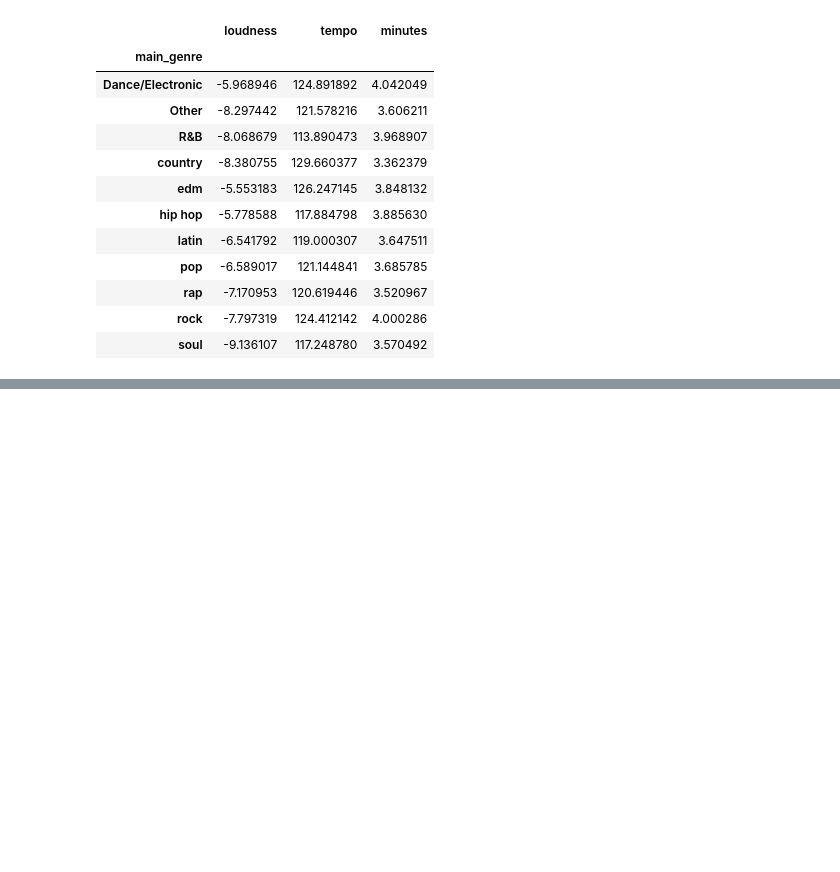
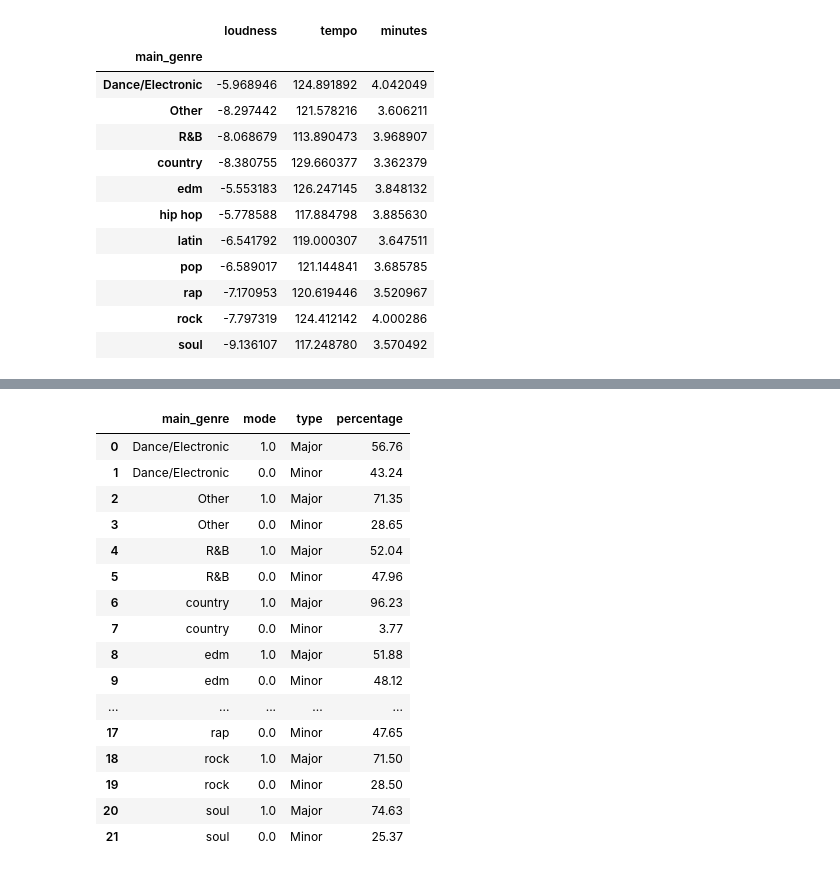
Before and after one commit to tmartabano/Project-for-Data-Munging, a Jupyter notebook: Final_Project_Data(new).ipynb, the cells around one changed output, grey strips where cells are left out. Cells and saved outputs as stored; diff of their text form; code cells hidden in the pictures; blank space fills up the shorter version.

```diff
--- a/Final_Project_Data(new).ipynb
+++ b/Final_Project_Data(new).ipynb
@@ -512,0 +471,27 @@ big_df.head(1000)
+# %%
+mode_perc = big_df.groupby('main_genre')['mode'].value_counts(normalize=True).rename('percentage').reset_index()
+
+mode_perc['percentage'] = (mode_perc['percentage'] * 100).round(2)
+#function to detect the type of key it is in
+mode_perc['type'] = mode_perc['mode'].apply(lambda x: 'Major' if x == 1 else 'Minor')
+# rearranging the order of the columns
+mode_perc = mode_perc.iloc[:,[0,1,3,2]]
+mode_perc
+# %% [output]
+|  | main_genre | mode | type | percentage |
+| 0 | Dance/Electronic | 1.0 | Major | 56.76 |
+| 1 | Dance/Electronic | 0.0 | Minor | 43.24 |
+| 2 | Other | 1.0 | Major | 71.35 |
+| 3 | Other | 0.0 | Minor | 28.65 |
+| 4 | R&B | 1.0 | Major | 52.04 |
+| 5 | R&B | 0.0 | Minor | 47.96 |
+| 6 | country | 1.0 | Major | 96.23 |
+| 7 | country | 0.0 | Minor | 3.77 |
+| 8 | edm | 1.0 | Major | 51.88 |
+| 9 | edm | 0.0 | Minor | 48.12 |
+| ... | ... | ... | ... | ... |
+| 17 | rap | 0.0 | Minor | 47.65 |
+| 18 | rock | 1.0 | Major | 71.50 |
+| 19 | rock | 0.0 | Minor | 28.50 |
+| 20 | soul | 1.0 | Major | 74.63 |
+| 21 | soul | 0.0 | Minor | 25.37 |
```
Also changed, not shown: parts of 19 cells of this notebook.
